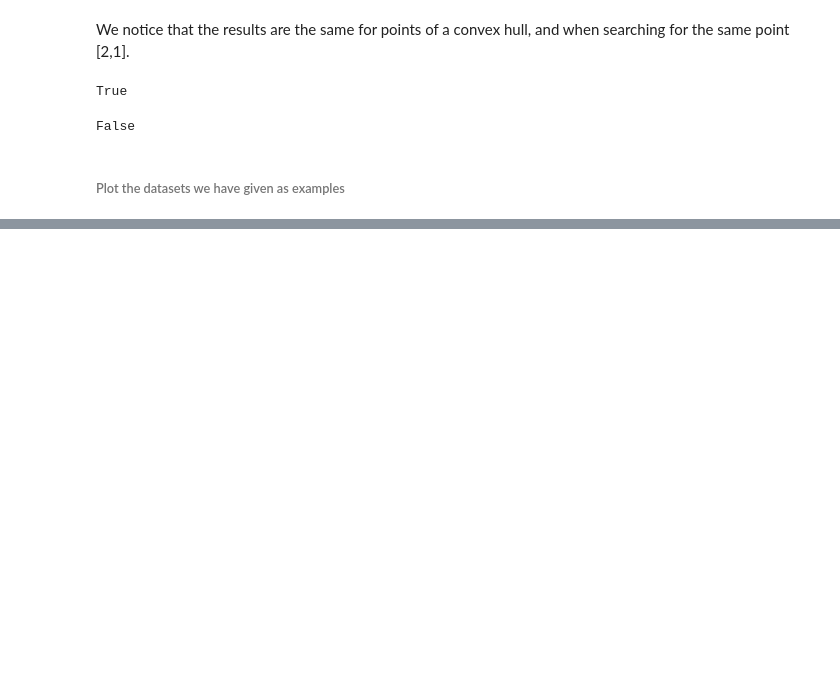
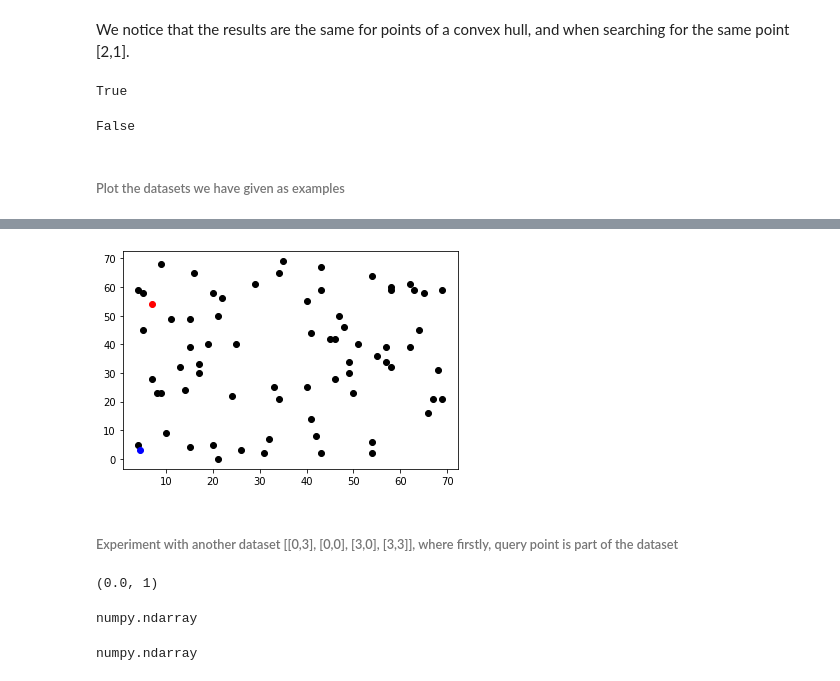
Before and after one commit to TsFotini/Computational_Geometry, a Jupyter notebook: Geometry03/Untitled.ipynb, the cells around one changed output, grey strips where cells are left out. Drawn from its saved outputs; the diff is of its cells as text; code cells hidden in the pictures; blank space fills up the shorter version.

```diff
--- a/Geometry03/Untitled.ipynb
+++ b/Geometry03/Untitled.ipynb
@@ -345,0 +387,22 @@ ax.add_artist(circle1)
+# %%
+plt.plot(points[:,0], points[:,1], 'ko')
+plt.plot((a), (b), 'o', color='r')
+plt.plot((nearest_neighbor[0]), (nearest_neighbor[1]), 'o', color='b')
+plt.show()
+# %% [output]
+[figure, added]
+# %% [markdown]
+###### Experiment with  another dataset [[0,3], [0,0], [3,0], [3,3]], where firstly, query point is part of the dataset
+# %%
+tree = KDTree(p2D) #points of convex hull
+tree.query([0,0])
+# %% [output]
+(0.0, 1)
+# %%
+type(points)
+# %% [output]
+numpy.ndarray
+# %%
+type(p2D) #that is why we need to convert the list into an array to plot the results
+# %% [output]
+numpy.ndarray
```
Also changed, not shown: parts of 34 cells of this notebook.
